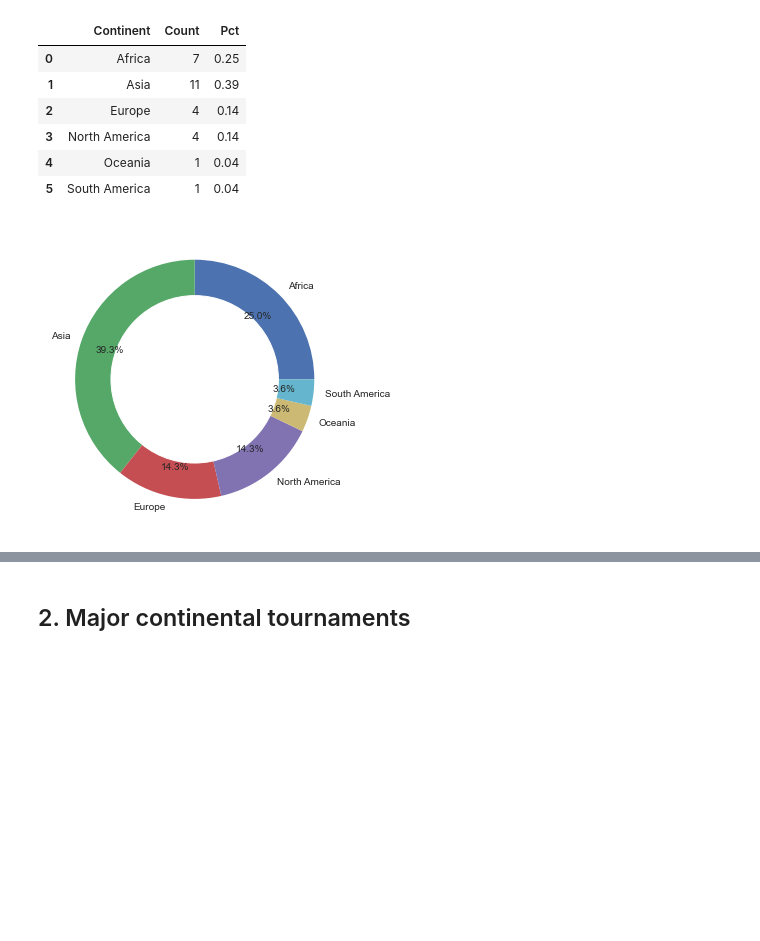
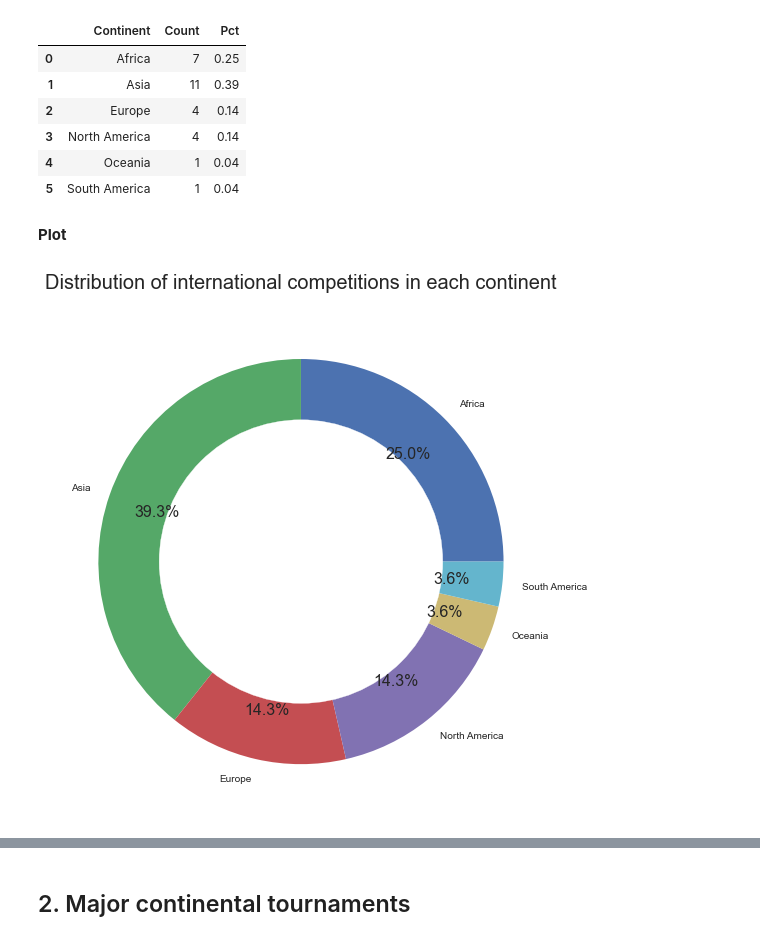
Before and after one commit to RenatoPeG/isys812, a Jupyter notebook: Data Cleansing.ipynb, the cells around one changed output, grey strips where cells are left out. Cells and saved outputs as stored; diff of their text form; code cells hidden in the pictures; blank space fills up the shorter version.

Commit message:
Charts styling

```diff
--- a/Data Cleansing.ipynb
+++ b/Data Cleansing.ipynb
@@ -74,25 +77,33 @@ comp_cont
 | 3 | North America | 4 | 0.14 |
 | 4 | Oceania | 1 | 0.04 |
 | 5 | South America | 1 | 0.04 |
+# %% [markdown]
+**Plot**
 # %%
 # Create a circle at the center of the plot
 my_circle = plt.Circle((0, 0), 0.7, color='#fff')
 
+fig = plt.figure(figsize=(10, 8))
 plt.style.use("seaborn")
 plt.pie(comp_cont["Count"], labels=comp_cont["Continent"],
         autopct="%.1f%%", pctdistance=0.75)
 
-# plt.rcParams["text.font"] = 20
-# plt.rcParams.update({"font.size": 12})
-# plt.rc_context("font", size=15)
-# plt.rc_context('label', size=20)
+# aesthetics
+plt.rcParams.update({"font.size": 16})
 
+# adding inner circle to make the pie chart a donut
 p = plt.gcf()
 p.gca().add_artist(my_circle)
 
+# titles and labels
+plt.title("Distribution of international competitions in each continent",
+          fontsize=20, pad=20, loc="left")
+
+plt.tight_layout()
+
 plt.show()
 # %% [output]
-[figure, old version]
+[figure, new version]
 # %%
 lollipop = comp_cont.sort_values("Count")
 lolli_range = range(0, len(lollipop["Continent"]))
```
Also changed, not shown: parts of 11 cells of this notebook, 1 other file.
